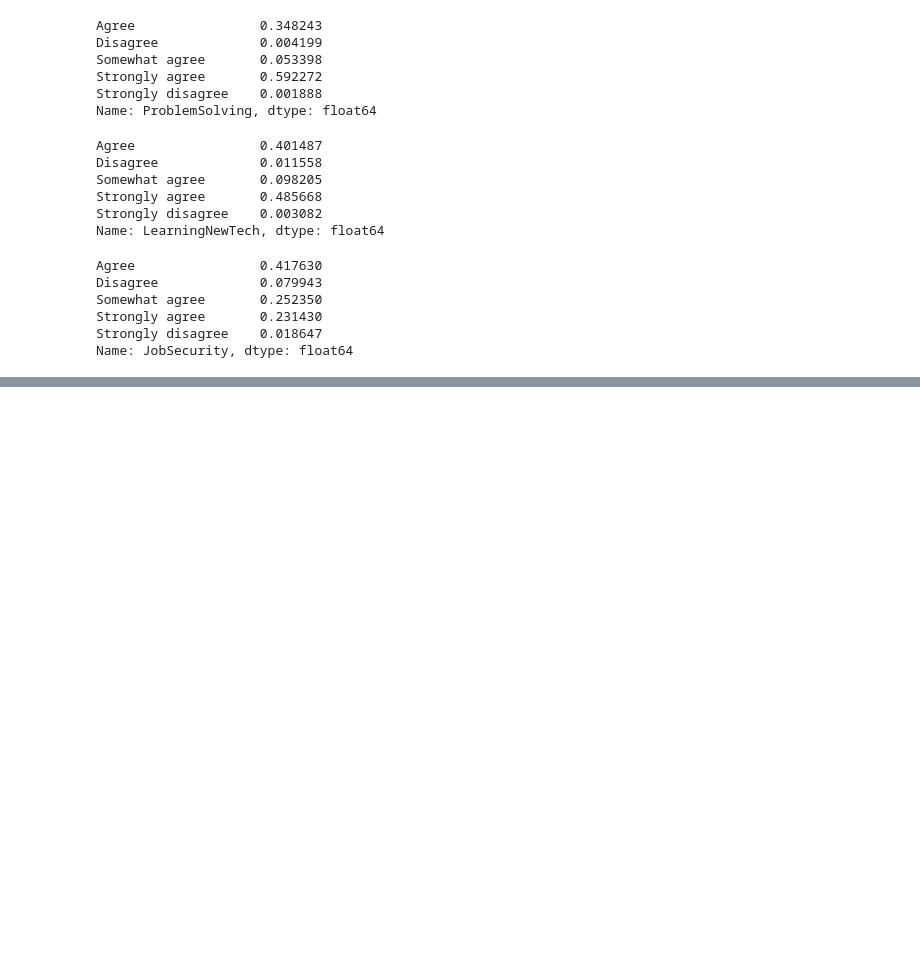
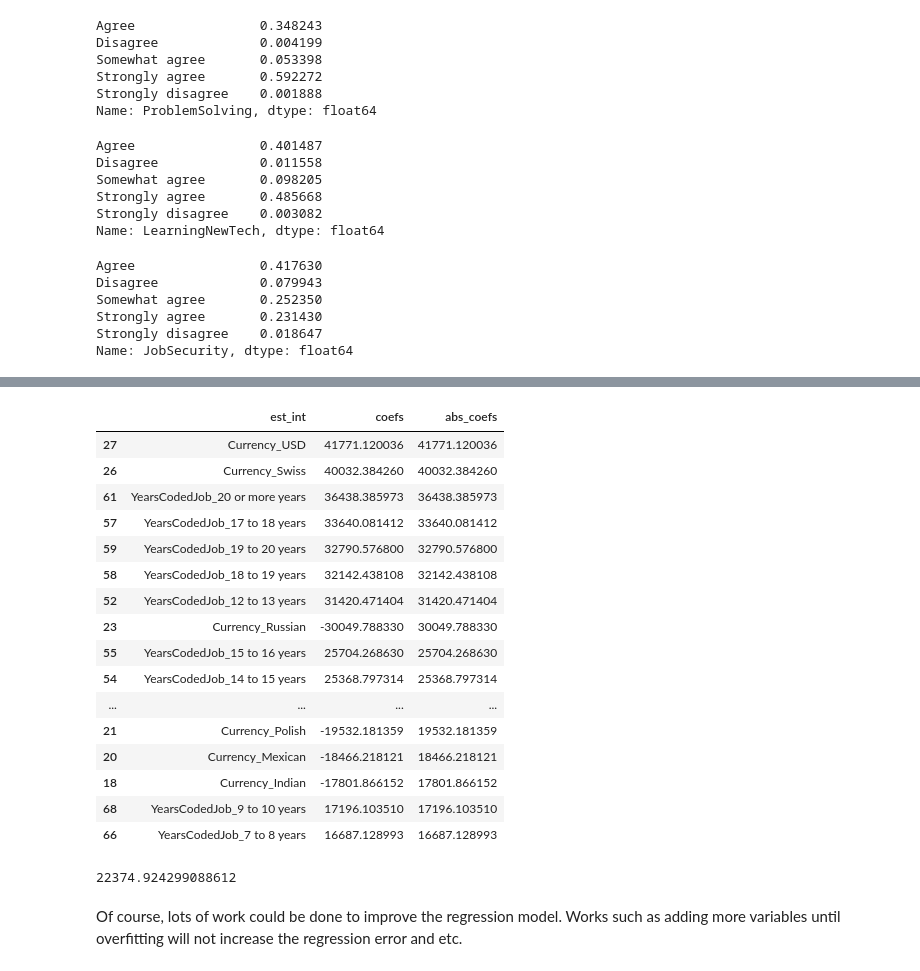
Before and after one commit to mkhajeh/StackOverFlow_2017_Survey_Analysis, a Jupyter notebook: StackOverflow 2017 Survey Analysis.ipynb, the cells around one changed output, grey strips where cells are left out. Cells and saved outputs as stored; diff of their text form; code cells hidden in the pictures; blank space fills up the shorter version.

```diff
--- a/StackOverflow 2017 Survey Analysis.ipynb
+++ b/StackOverflow 2017 Survey Analysis.ipynb
@@ -599,0 +848,4 @@ Name: JobSecurity, dtype: float64
+# %%
+#First Define X and y
+y = df_exp['Salary']
+X = df_exp.drop(['Salary'], axis=1)
@@ -599,0 +895,34 @@ Name: JobSecurity, dtype: float64
+# %%
+# I was curious to learn how we can extract coefficient of different variables used in the regression
+coefs_df = pd.DataFrame()
+
+coefs_df['est_int'] = X_train.columns
+coefs_df['coefs'] = lm_model.coef_
+coefs_df['abs_coefs'] = np.abs(lm_model.coef_)
+
+coefs_df.sort_values('abs_coefs', ascending=False).head(20)
+# %% [output]
+|  | est_int | coefs | abs_coefs |
+| 27 | Currency_USD | 41771.120036 | 41771.120036 |
+| 26 | Currency_Swiss | 40032.384260 | 40032.384260 |
+| 61 | YearsCodedJob_20 or more years | 36438.385973 | 36438.385973 |
+| 57 | YearsCodedJob_17 to 18 years | 33640.081412 | 33640.081412 |
+| 59 | YearsCodedJob_19 to 20 years | 32790.576800 | 32790.576800 |
+| 58 | YearsCodedJob_18 to 19 years | 32142.438108 | 32142.438108 |
+| 52 | YearsCodedJob_12 to 13 years | 31420.471404 | 31420.471404 |
+| 23 | Currency_Russian | -30049.788330 | 30049.788330 |
+| 55 | YearsCodedJob_15 to 16 years | 25704.268630 | 25704.268630 |
+| 54 | YearsCodedJob_14 to 15 years | 25368.797314 | 25368.797314 |
+| ... | ... | ... | ... |
+| 21 | Currency_Polish | -19532.181359 | 19532.181359 |
+| 20 | Currency_Mexican | -18466.218121 | 18466.218121 |
+| 18 | Currency_Indian | -17801.866152 | 17801.866152 |
+| 68 | YearsCodedJob_9 to 10 years | 17196.103510 | 17196.103510 |
+| 66 | YearsCodedJob_7 to 8 years | 16687.128993 | 16687.128993 |
+# %%
+# And last but not least: intercept of regression model
+lm_model.intercept_
+# %% [output]
+22374.924299088612
+# %% [markdown]
+Of course, lots of work could be done to improve the regression model. Works such as adding more variables until overfitting will not increase the regression error and etc.
```
Also changed, not shown: parts of 46 cells of this notebook.
